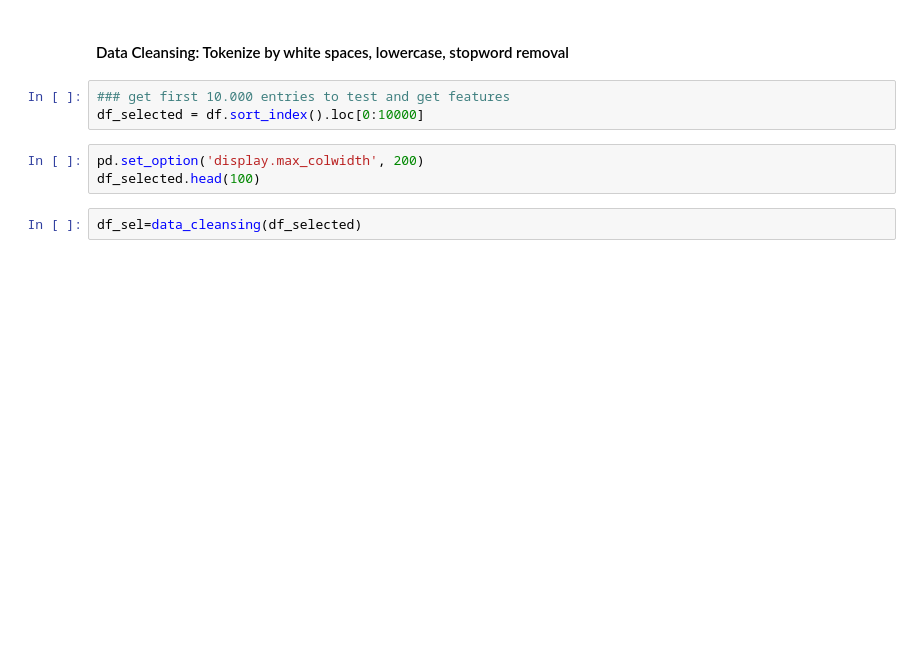
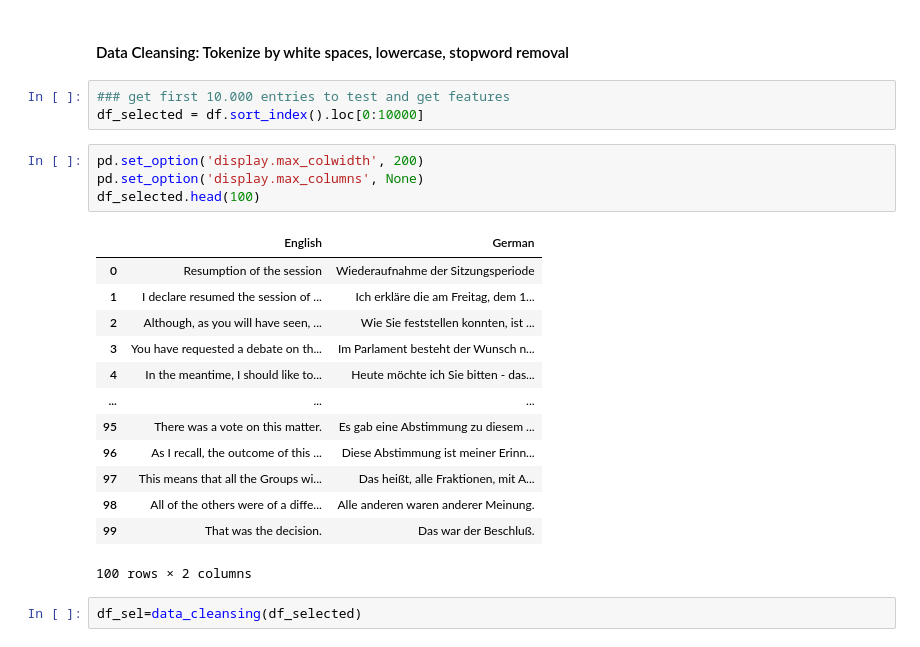
Before and after one commit to J4K08L4N63N84HN/crosslingual-information-retrieval, a Jupyter notebook: notebooks/preprocessingIR.ipynb, the cells around one changed output. Drawn from its saved outputs; the diff is of its cells as text; blank space fills up the shorter version.

```diff
--- a/notebooks/preprocessingIR.ipynb
+++ b/notebooks/preprocessingIR.ipynb
@@ -23,7 +21,22 @@ FileNotFoundError: [Errno 2] No such file or directory: '../data/external/europa
 df_selected = df.sort_index().loc[0:10000]
 # %%
 pd.set_option('display.max_colwidth', 200)
+pd.set_option('display.max_columns', None)
 df_selected.head(100)
+# %% [output]
+|  | English | German |
+| 0 | Resumption of the session | Wiederaufnahme der Sitzungsperiode |
+| 1 | I declare resumed the session of ... | Ich erkläre die am Freitag, dem 1... |
+| 2 | Although, as you will have seen, ... | Wie Sie feststellen konnten, ist ... |
+| 3 | You have requested a debate on th... | Im Parlament besteht der Wunsch n... |
+| 4 | In the meantime, I should like to... | Heute möchte ich Sie bitten - das... |
+| ... | ... | ... |
+| 95 | There was a vote on this matter. | Es gab eine Abstimmung zu diesem ... |
+| 96 | As I recall, the outcome of this ... | Diese Abstimmung ist meiner Erinn... |
+| 97 | This means that all the Groups wi... | Das heißt, alle Fraktionen, mit A... |
+| 98 | All of the others were of a diffe... | Alle anderen waren anderer Meinung. |
+| 99 | That was the decision. | Das war der Beschluß. |
+100 rows × 2 columns
 # %%
 df_sel=data_cleansing(df_selected)
 # %%
```
Also changed, not shown: parts of 13 cells of this notebook, 1 other file.
